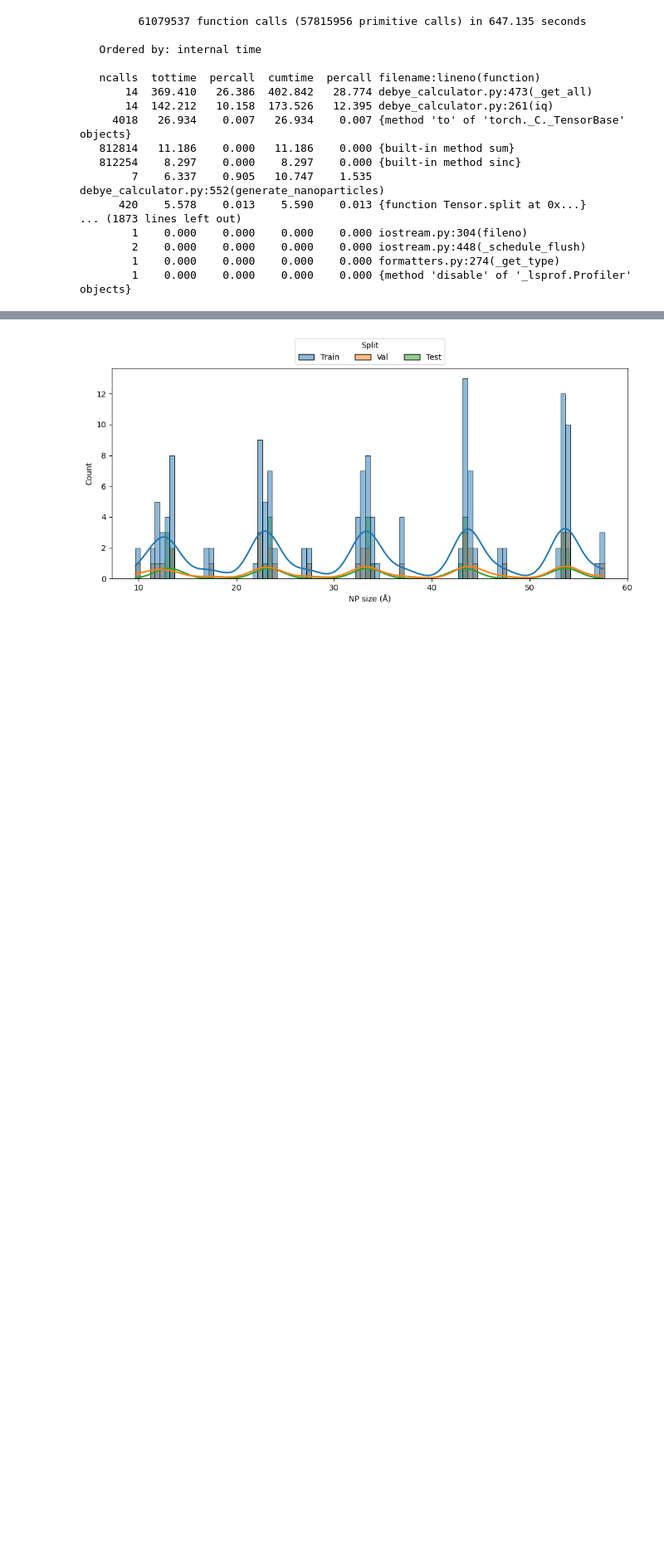
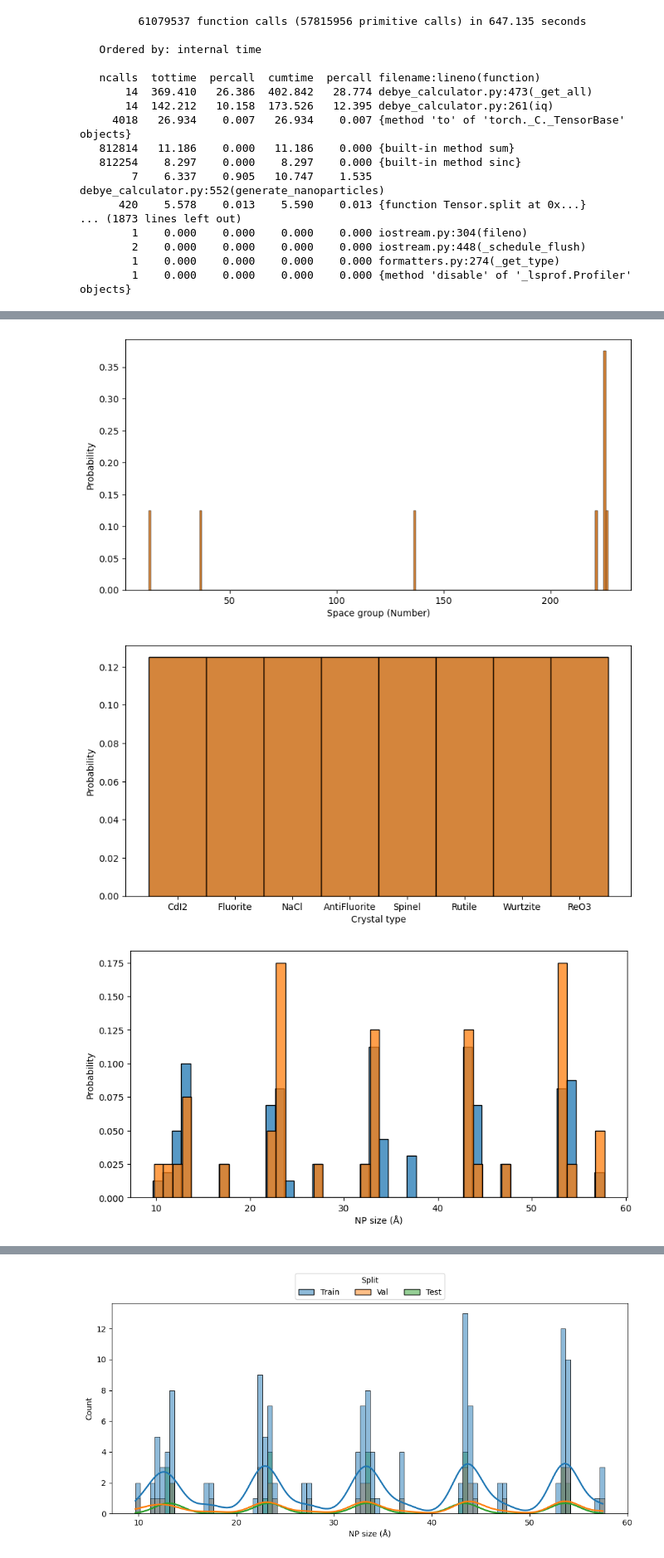
Before and after one commit to UlrikFriisJensen/CHILI, a Jupyter notebook: functionTesting.ipynb, the cells around one changed output, grey strips where cells are left out. Shown: that part at 83% size. Drawn from its saved outputs; the diff is of its cells as text; code cells hidden in the pictures; blank space fills up the shorter version.

```diff
--- a/functionTesting.ipynb
+++ b/functionTesting.ipynb
@@ -112,2 +124,4 @@ stats.describe()
 import seaborn as sns
 import matplotlib.pyplot as plt
+# %%
+X_train, X_test = train_test_split(stats, test_size=0.2, random_state=42, stratify=stats['NP size (Å)']) # 'Crystal type'
@@ -113,0 +139,19 @@ import matplotlib.pyplot as plt
+# %%
+plt.figure(figsize=(10, 5))
+sns.histplot(x=X_train['Space group (Number)'], binwidth=1, stat='probability')
+sns.histplot(x=X_test['Space group (Number)'], binwidth=1, stat='probability')
+plt.show()
+
+plt.figure(figsize=(10, 5))
+sns.histplot(x=X_train['Crystal type'], binwidth=1, stat='probability')
+sns.histplot(x=X_test['Crystal type'], binwidth=1, stat='probability')
+plt.show()
+
+plt.figure(figsize=(10, 5))
+sns.histplot(x=X_train['NP size (Å)'], binwidth=1, stat='probability')
+sns.histplot(x=X_test['NP size (Å)'], binwidth=1, stat='probability')
+plt.show()
+# %% [output]
+[figure, added]
+[figure, added]
+[figure, added]
```
Also changed, not shown: parts of 11 cells of this notebook, 1 other file.
